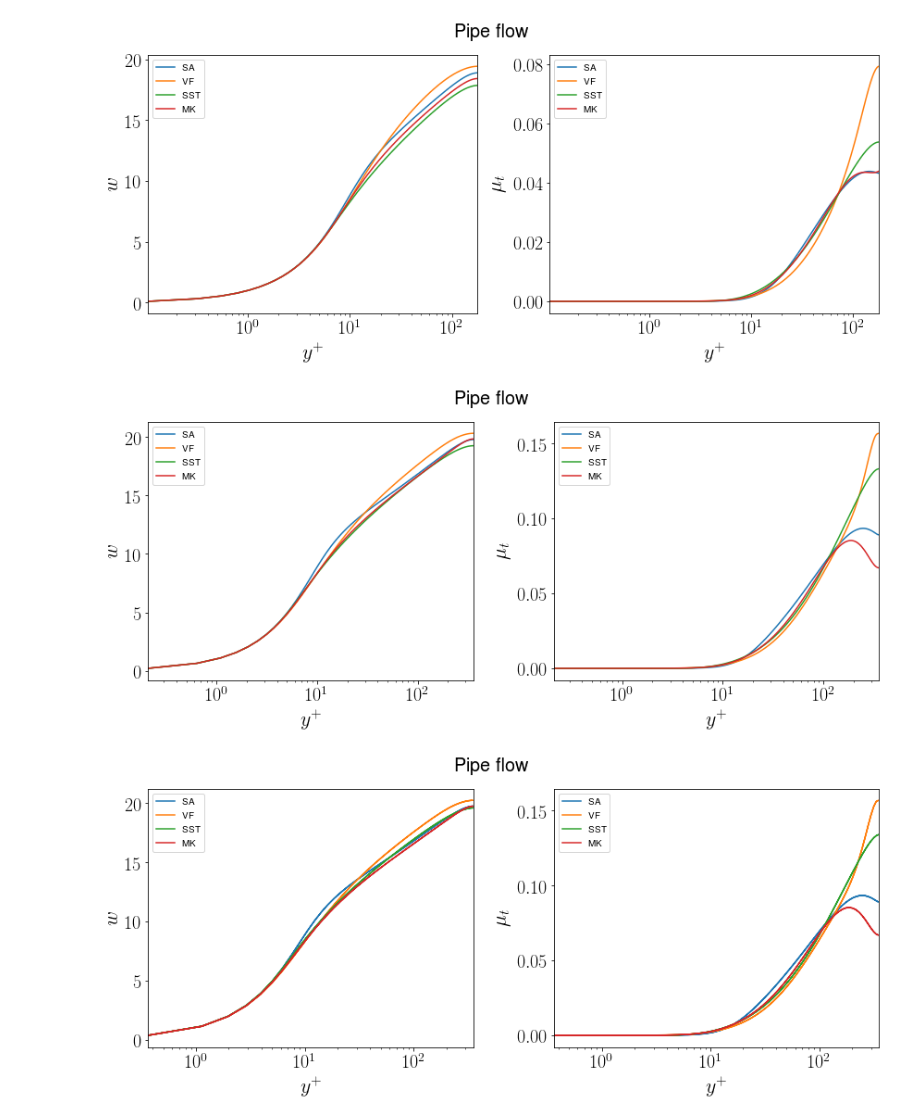
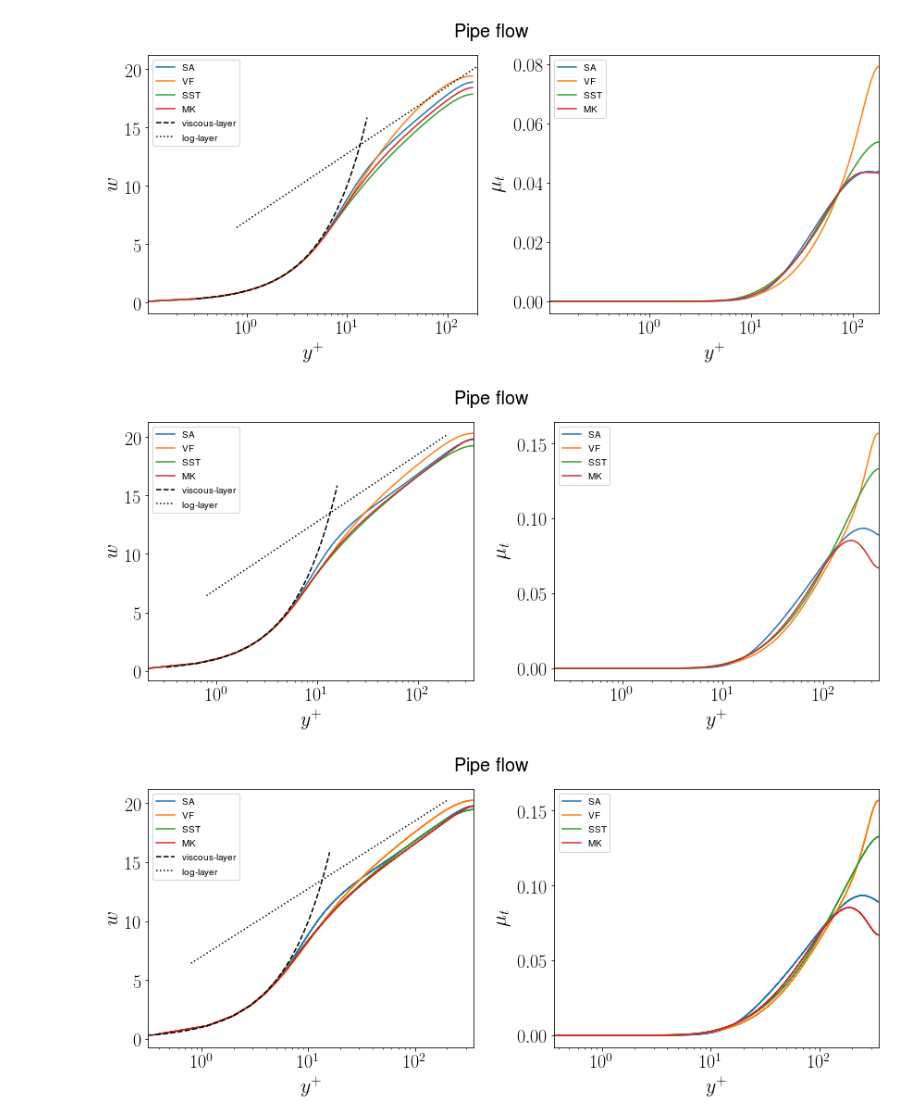
Before and after one commit to Fluid-Dynamics-Of-Energy-Systems-Team/RANS_pipe, a Jupyter notebook: notebooks/Validation.ipynb, the cells around one changed output. Drawn from its saved outputs; the diff is of its cells as text; code cells hidden in the pictures.

```diff
--- a/notebooks/Validation.ipynb
+++ b/notebooks/Validation.ipynb
@@ -20,29 +20,44 @@ turbmodels = ['SA','VF','SST','MK']
 dfs_pipe = [ pd.read_fwf(os.path.join(pipe_res,'Inflow_'+t+'_00360.csv')) for t in turbmodels]
 dfs_chan = [ pd.read_fwf(os.path.join(chan_res,'Inflow_'+t+'_00360.csv')) for t in turbmodels]
 dfs_bl   = [ pd.read_fwf(os.path.join(bl_res  ,'Inflow_'+t+'_00360.csv')) for t in turbmodels]
+# %%
+#parabolic
+y = np.logspace(-0.5,1.2,100)
+df_vis = pd.DataFrame(np.array([y,y]).T, columns=['yp','w'])
+#log law
+y2 = np.logspace(-.1,2.3,100)
+kappa = 0.40
+w2 = (1/kappa)*np.log(y2) +7
+df_log = pd.DataFrame(np.array([y2,w2]).T, columns=['yp','w'])
 # %%
 fig,(ax1,ax2) =plt.subplots(1,2, figsize=(12,5.5))
 for i,df in enumerate(dfs_pipe):
     df.plot('yp','w',ax=ax1, label=turbmodels[i])
     df.plot('yp','mut',ax=ax2, label=turbmodels[i])
+df_vis.plot('yp','w',ax=ax1,linestyle='--',color='k',label='viscous-layer')
+df_log.plot('yp','w',ax=ax1,linestyle=':' ,color='k',label='log-layer')
+
+
 ax1.set_xlabel("$\displaystyle y^+$",  fontsize=22)
 ax1.set_ylabel("$\displaystyle w$",  fontsize=22)
 ax1.tick_params(labelsize=20)
 ax1.set_xscale("log")
 ax2.set_xlabel("$\displaystyle y^+$",  fontsize=22)
 ax2.set_ylabel("$\displaystyle \mu_t$",fontsize=22)
 ax2.tick_params(labelsize=20)
 ax2.set_xscale("log")
 fig.tight_layout(rect=[0.,0.,1.0, 0.9]),
 fig.suptitle('Pipe flow', y=0.95, fontsize=20)
 fig.savefig("pipe.png")
 # %% [output]
-[figure, old version]
+[figure, new version]
 # %%
 fig,(ax1,ax2) =plt.subplots(1,2, figsize=(12,5.5))
 for i,df in enumerate(dfs_bl):
     df.plot('yp','w',ax=ax1, label=turbmodels[i])
     df.plot('yp','mut',ax=ax2, label=turbmodels[i])
+df_vis.plot('yp','w',ax=ax1,linestyle='--',color='k',label='viscous-layer')
+df_log.plot('yp','w',ax=ax1,linestyle=':' ,color='k',label='log-layer')
 ax1.set_xlabel("$\displaystyle y^+$",  fontsize=22)
 ax1.set_ylabel("$\displaystyle w$",  fontsize=22)
 ax1.tick_params(labelsize=20)
@@ -55,12 +70,14 @@ fig.tight_layout(rect=[0.,0.,1.0, 0.9]),
 fig.suptitle('Pipe flow', y=0.95, fontsize=20)
 fig.savefig("pipe.png")
 # %% [output]
-[figure, old version]
+[figure, new version]
 # %%
 fig,(ax1,ax2) =plt.subplots(1,2, figsize=(12,5.5))
 for i,df in enumerate(dfs_chan):
     df.plot('yp','w',ax=ax1, label=turbmodels[i])
     df.plot('yp','mut',ax=ax2, label=turbmodels[i])
+df_vis.plot('yp','w',ax=ax1,linestyle='--',color='k',label='viscous-layer')
+df_log.plot('yp','w',ax=ax1,linestyle=':' ,color='k',label='log-layer')
 ax1.set_xlabel("$\displaystyle y^+$",  fontsize=22)
 ax1.set_ylabel("$\displaystyle w$",  fontsize=22)
 ax1.tick_params(labelsize=20)
@@ -73,4 +90,4 @@ fig.tight_layout(rect=[0.,0.,1.0, 0.9]),
 fig.suptitle('Pipe flow', y=0.95, fontsize=20)
 fig.savefig("pipe.png")
 # %% [output]
-[figure, old version]
+[figure, new version]
```
Also changed, not shown: 1 other file.
